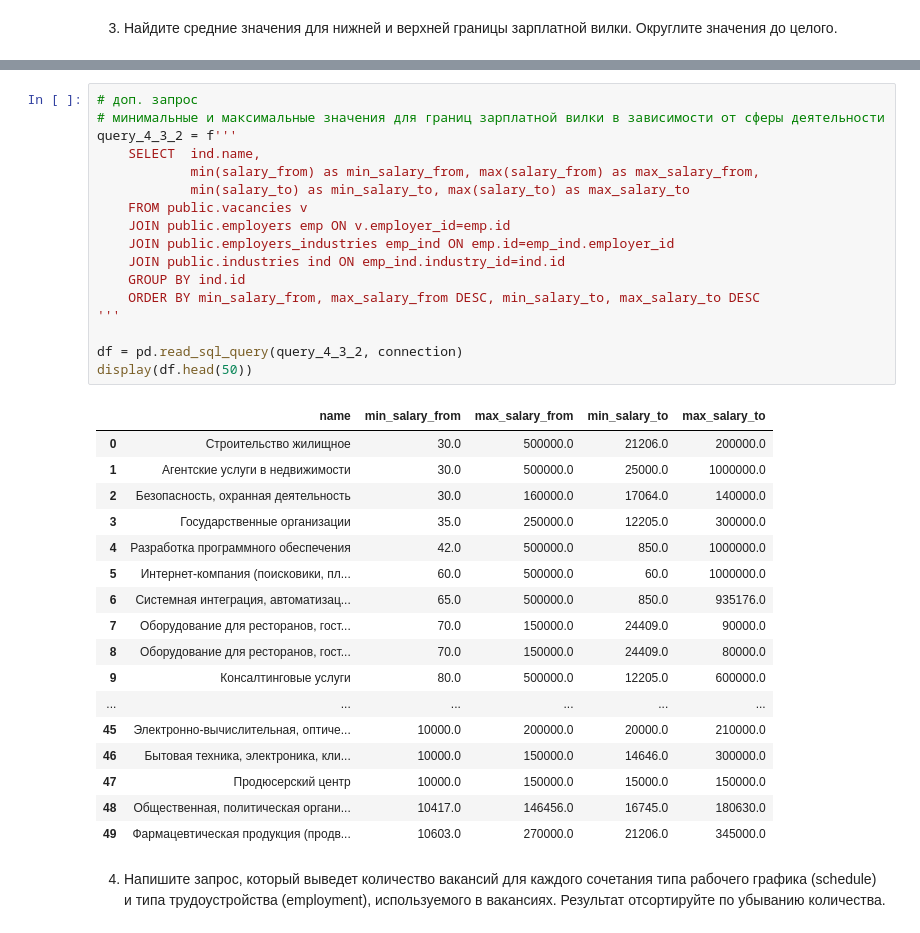
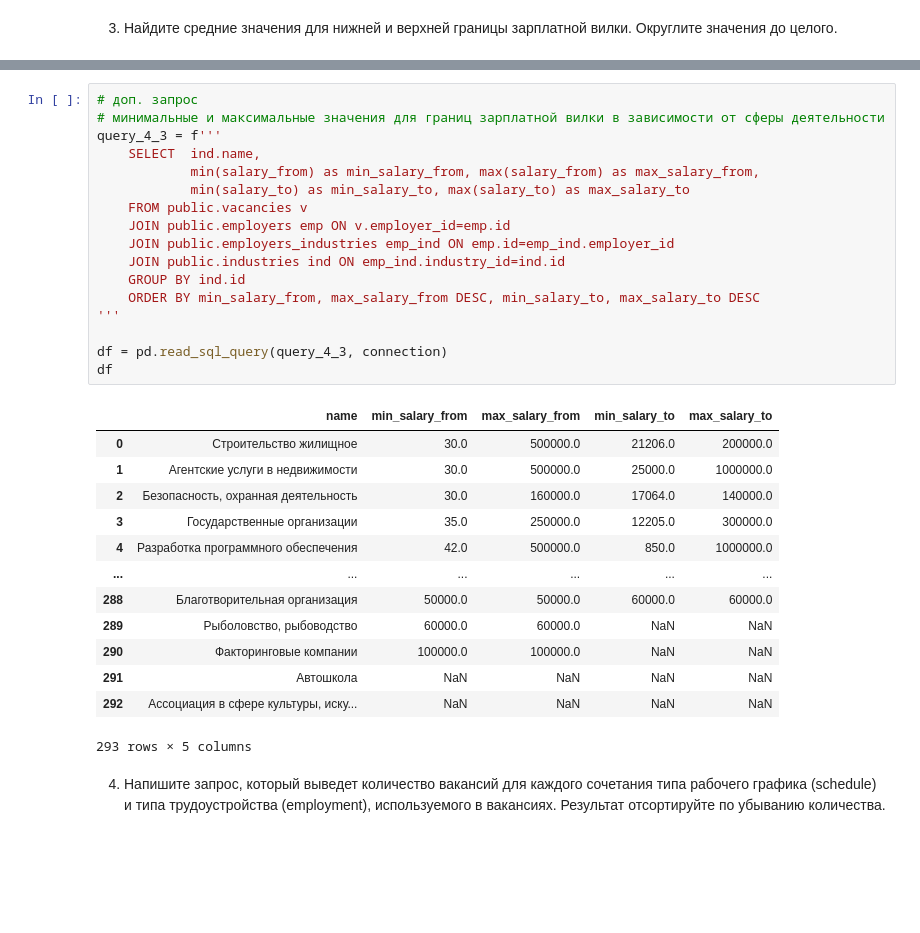
Before and after one commit to esmelnikova/education_dst_128, a Jupyter notebook: Project_2/notebooks/Project_2_Анализ вакансий HeadHunter.ipynb, the cells around one changed output, grey strips where cells are left out. Saved outputs shown, nothing was run; the diff lists cells and outputs as text; blank space fills up the shorter version.

```diff
--- a/Project_2/notebooks/Project_2_Анализ вакансий HeadHunter.ipynb
+++ b/Project_2/notebooks/Project_2_Анализ вакансий HeadHunter.ipynb
@@ -186,38 +218,34 @@ display(df.head(50))
 # %%
 # доп. запрос
 # минимальные и максимальные значения для границ зарплатной вилки в зависимости от сферы деятельности
-query_4_3_2 = f'''
+query_4_3 = f'''
     SELECT  ind.name,
 	        min(salary_from) as min_salary_from, max(salary_from) as max_salary_from,
 	        min(salary_to) as min_salary_to, max(salary_to) as max_salary_to
     FROM public.vacancies v
 	JOIN public.employers emp ON v.employer_id=emp.id
 	JOIN public.employers_industries emp_ind ON emp.id=emp_ind.employer_id
 	JOIN public.industries ind ON emp_ind.industry_id=ind.id
 	GROUP BY ind.id
 	ORDER BY min_salary_from, max_salary_from DESC, min_salary_to, max_salary_to DESC
 '''
 
-df = pd.read_sql_query(query_4_3_2, connection)
-display(df.head(50))
+df = pd.read_sql_query(query_4_3, connection)
+df
 # %% [output]
 |  | name | min_salary_from | max_salary_from | min_salary_to | max_salary_to |
 | 0 | Строительство жилищное | 30.0 | 500000.0 | 21206.0 | 200000.0 |
 | 1 | Агентские услуги в недвижимости | 30.0 | 500000.0 | 25000.0 | 1000000.0 |
 | 2 | Безопасность, охранная деятельность | 30.0 | 160000.0 | 17064.0 | 140000.0 |
 | 3 | Государственные организации | 35.0 | 250000.0 | 12205.0 | 300000.0 |
 | 4 | Разработка программного обеспечения | 42.0 | 500000.0 | 850.0 | 1000000.0 |
-| 5 | Интернет-компания (поисковики, пл... | 60.0 | 500000.0 | 60.0 | 1000000.0 |
-| 6 | Системная интеграция, автоматизац... | 65.0 | 500000.0 | 850.0 | 935176.0 |
-| 7 | Оборудование для ресторанов, гост... | 70.0 | 150000.0 | 24409.0 | 90000.0 |
-| 8 | Оборудование для ресторанов, гост... | 70.0 | 150000.0 | 24409.0 | 80000.0 |
-| 9 | Консалтинговые услуги | 80.0 | 500000.0 | 12205.0 | 600000.0 |
 | ... | ... | ... | ... | ... | ... |
-| 45 | Электронно-вычислительная, оптиче... | 10000.0 | 200000.0 | 20000.0 | 210000.0 |
-| 46 | Бытовая техника, электроника, кли... | 10000.0 | 150000.0 | 14646.0 | 300000.0 |
-| 47 | Продюсерский центр | 10000.0 | 150000.0 | 15000.0 | 150000.0 |
-| 48 | Общественная, политическая органи... | 10417.0 | 146456.0 | 16745.0 | 180630.0 |
-| 49 | Фармацевтическая продукция (продв... | 10603.0 | 270000.0 | 21206.0 | 345000.0 |
+| 288 | Благотворительная организация | 50000.0 | 50000.0 | 60000.0 | 60000.0 |
+| 289 | Рыболовство, рыбоводство | 60000.0 | 60000.0 | NaN | NaN |
+| 290 | Факторинговые компании | 100000.0 | 100000.0 | NaN | NaN |
+| 291 | Автошкола | NaN | NaN | NaN | NaN |
+| 292 | Ассоциация в сфере культуры, иску... | NaN | NaN | NaN | NaN |
+293 rows × 5 columns
 # %% [markdown]
 4. Напишите запрос, который выведет количество вакансий для каждого сочетания типа рабочего графика (schedule) и типа трудоустройства (employment), используемого в вакансиях. Результат отсортируйте по убыванию количества.
 # %%
```
Also changed, not shown: parts of 24 cells of this notebook.
